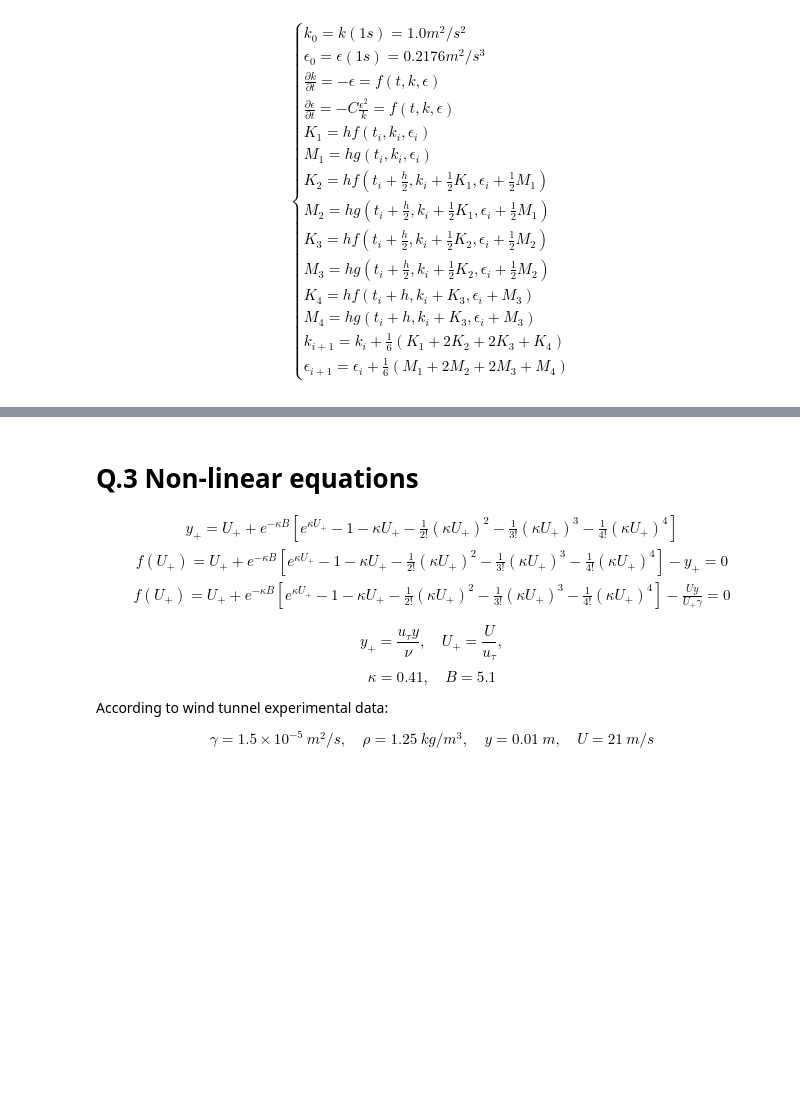
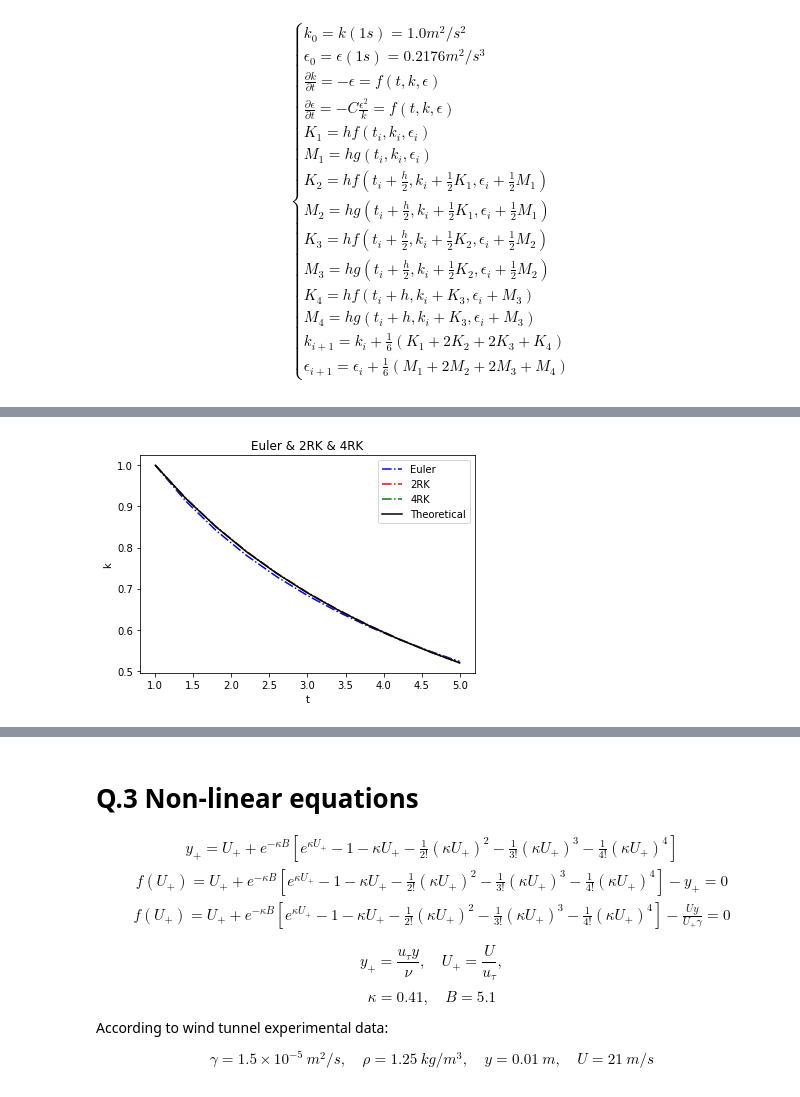
Before and after one commit to Zheming-Wu/Learning, a Jupyter notebook: Professional_Study/Numerical_Analysis/CourseProject.ipynb, the cells around one changed output, grey strips where cells are left out. Drawn from its saved outputs; the diff is of its cells as text; code cells hidden in the pictures; blank space fills up the shorter version.

```diff
--- a/Professional_Study/Numerical_Analysis/CourseProject.ipynb
+++ b/Professional_Study/Numerical_Analysis/CourseProject.ipynb
@@ -270,10 +263,15 @@ def deps(t,k,eps):
 
 k0 = 1  # [0 2 -2 0 0 0 0]
 eps0 = 0.2176  # [0 2 -3 0 0 0 0]
-h = 0.2
+h = 0.4
 
 start = 1
 end = 5
 
-twoStepRungeKutta_ModifiedEuler(dk, deps, k0, eps0, h, start, end)
+k_2RK, eps_2RK = twoStepRungeKutta_ModifiedEuler(dk, deps, k0, eps0, h, start, end)
+
+print("k= ")
+print(k_2RK)
+print("eps= ")
+print(eps_2RK)
 # %% [output]
@@ -358,10 +343,15 @@ def deps(t,k,eps):
 
 k0 = 1  # [0 2 -2 0 0 0 0]
 eps0 = 0.2176  # [0 2 -3 0 0 0 0]
-h = 1
+h = 0.4
 
 start = 1
 end = 5
 
-fourStepRungeKutta_Quadratic(dk, deps, k0, eps0, h, start, end)
+k_4RK, eps_4RK = fourStepRungeKutta_Quadratic(dk, deps, k0, eps0, h, start, end)
+
+print("k= ")
+print(k_4RK)
+print("eps= ")
+print(eps_4RK)
 # %% [output]
@@ -377,0 +409,45 @@ fourStepRungeKutta_Quadratic(dk, deps, k0, eps0, h, start, end)
+# %%
+def theoreticalValue(k0, eps0, h, start, end):
+
+    D1 = -3.765588
+    nSteps = int((end - start) / h)
+    t0 = start
+    t = t0
+    result_k = []
+    result_eps = []
+
+    for i in range(nSteps+1):
+
+        k = k0 * np.power(((0.83*t0-D1)/(0.83*t-D1)),(1/0.83))
+        eps = (k0 * np.power((0.83*t0-D1),(1/0.83))) / (np.power((0.83*t-D1),(1/0.83+1)))
+        result_k.append(k)
+        result_eps.append(eps)
+        t = t + h
+        pass
+
+    return result_k, result_eps
+    pass
+
+k0 = 1  # [0 2 -2 0 0 0 0]
+eps0 = 0.2176  # [0 2 -3 0 0 0 0]
+h = 0.4
+
+start = 1
+end = 5
+t = np.arange(start,end+h,h)
+
+k_theoretical, eps_theoretical = theoreticalValue(k0, eps0, h, start, end)
+
+line_Euler, = plt.plot(t,k_Euler,'b-.',label='Euler')
+line_2RK, = plt.plot(t,k_2RK,'r-.',label='2RK')
+line_4RK, = plt.plot(t,k_4RK,'g-.',label='4RK')
+line_theoretical, = plt.plot(t,k_theoretical,'k-',label='Theoretical')
+plt.legend(handles = [line_Euler, line_2RK, line_4RK, line_theoretical])
+
+plt.xlabel('t')
+plt.ylabel('k')
+plt.title('Euler & 2RK & 4RK')
+
+plt.savefig("Euler_2RK_4RK_k.png", dpi=750, bbox_inches = 'tight')
+# %% [output]
+[figure, added]
```
Also changed, not shown: parts of 26 cells of this notebook.
